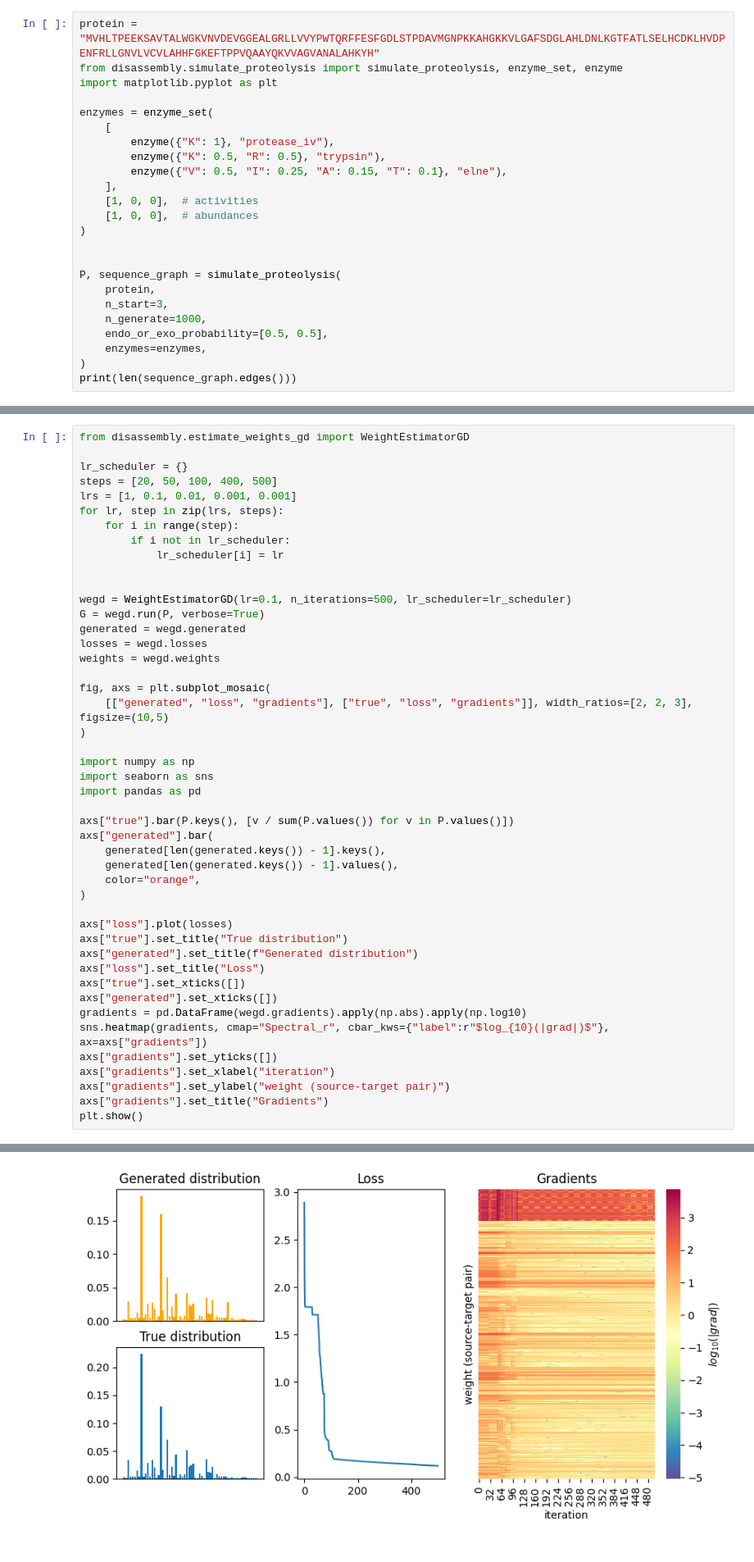
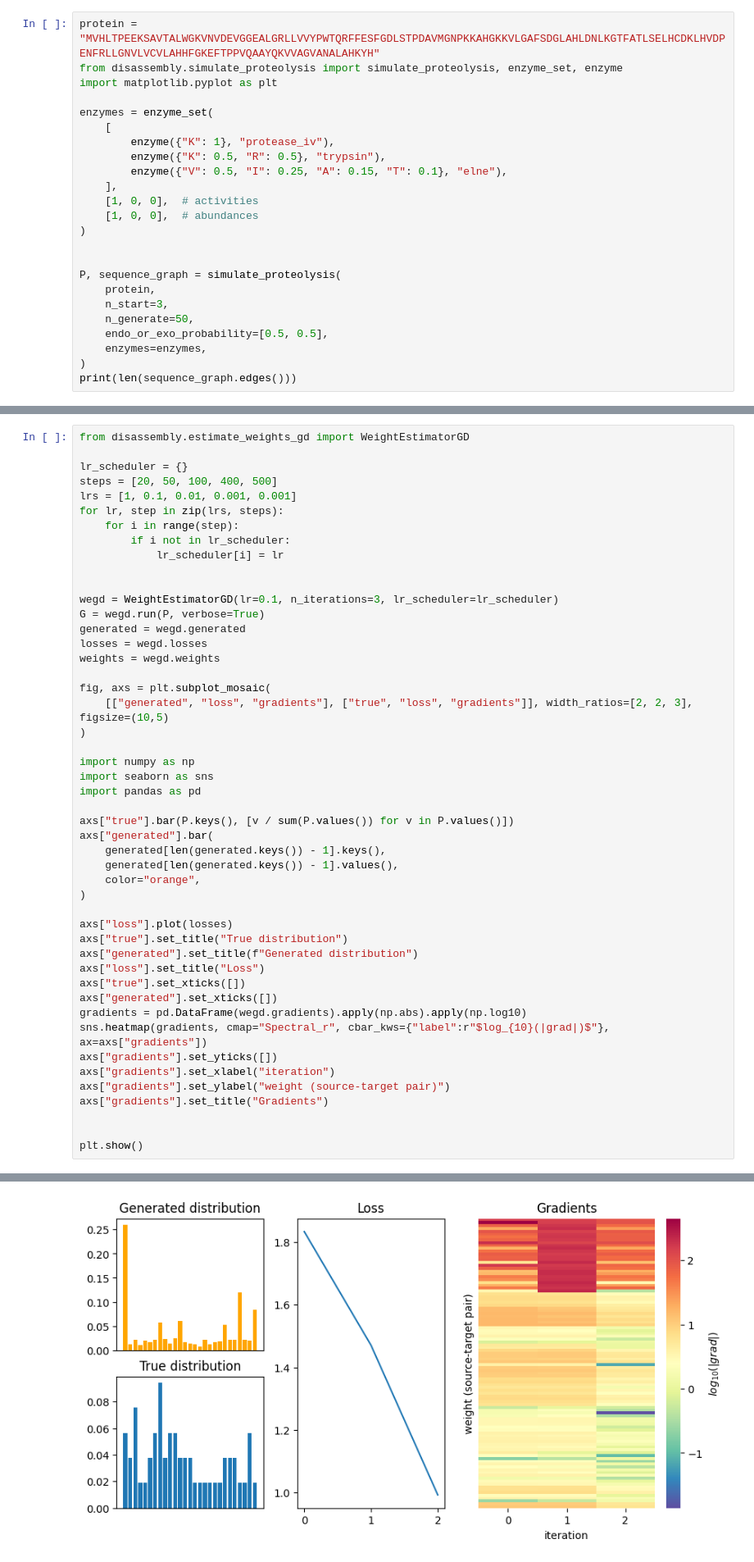
Before and after one commit to ErikHartman/disassembly, a Jupyter notebook: src/weight_estimation_gd.ipynb, the cells around one changed output, grey strips where cells are left out. Shown at 82% size. Drawn from its saved outputs; the diff is of its cells as text.

Commit message:
weight estimation

```diff
--- a/src/weight_estimation_gd.ipynb
+++ b/src/weight_estimation_gd.ipynb
@@ -17,7 +17,7 @@ enzymes = enzyme_set(
 P, sequence_graph = simulate_proteolysis(
     protein,
     n_start=3,
-    n_generate=1000,
+    n_generate=50,
     endo_or_exo_probability=[0.5, 0.5],
     enzymes=enzymes,
 )
@@ -39,7 +38,7 @@ for lr, step in zip(lrs, steps):
             lr_scheduler[i] = lr
 
 
-wegd = WeightEstimatorGD(lr=0.1, n_iterations=500, lr_scheduler=lr_scheduler)
+wegd = WeightEstimatorGD(lr=0.1, n_iterations=3, lr_scheduler=lr_scheduler)
 G = wegd.run(P, verbose=True)
 generated = wegd.generated
 losses = wegd.losses
@@ -72,5 +71,7 @@ axs["gradients"].set_yticks([])
 axs["gradients"].set_xlabel("iteration")
 axs["gradients"].set_ylabel("weight (source-target pair)")
 axs["gradients"].set_title("Gradients")
+
+
 plt.show()
 # %% [output]
@@ -78 +79 @@ plt.show()
-[figure, old version]
+[figure, new version]
```
Also changed, not shown: parts of 10 cells of this notebook, 1 other file.
